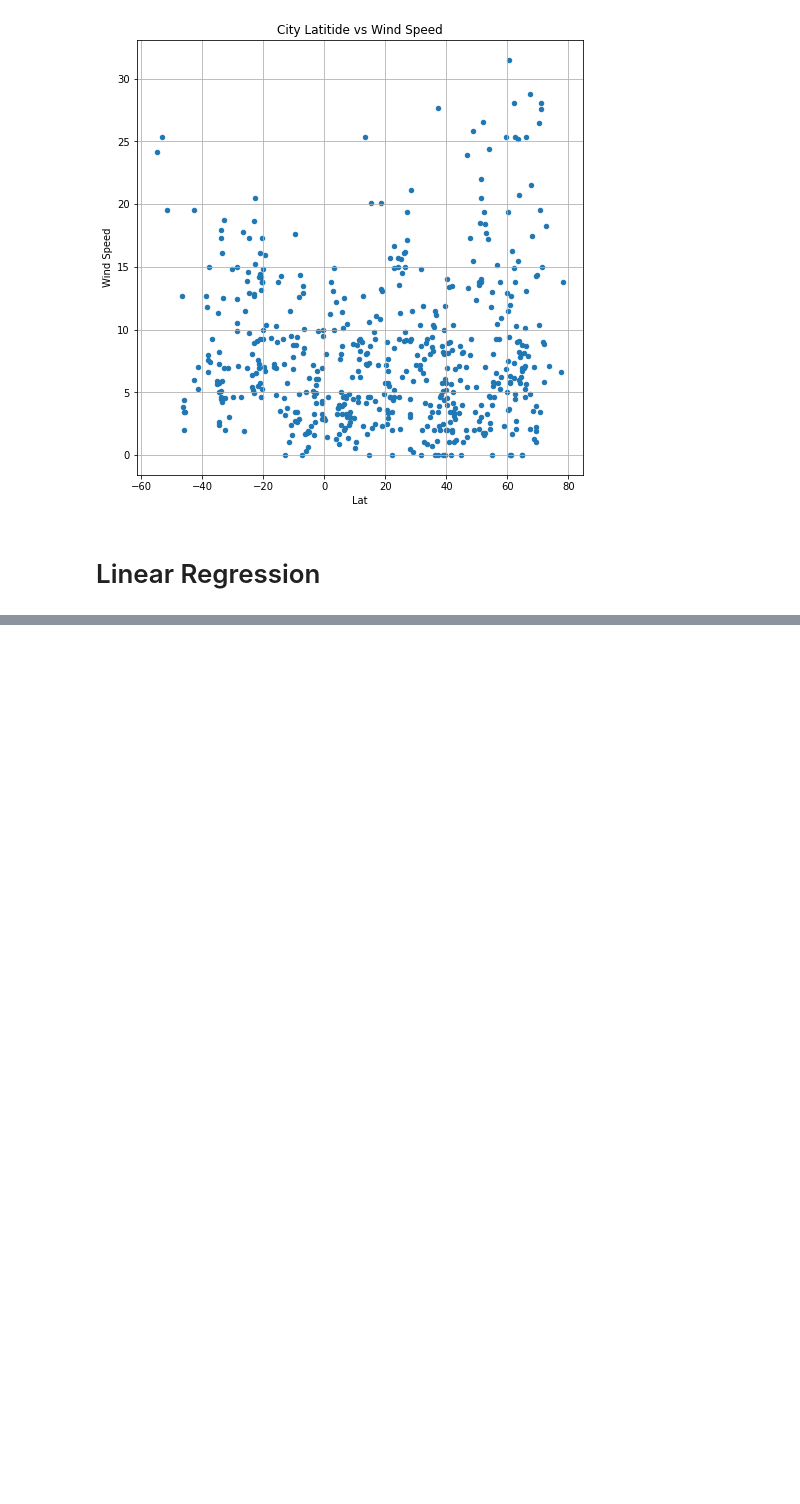
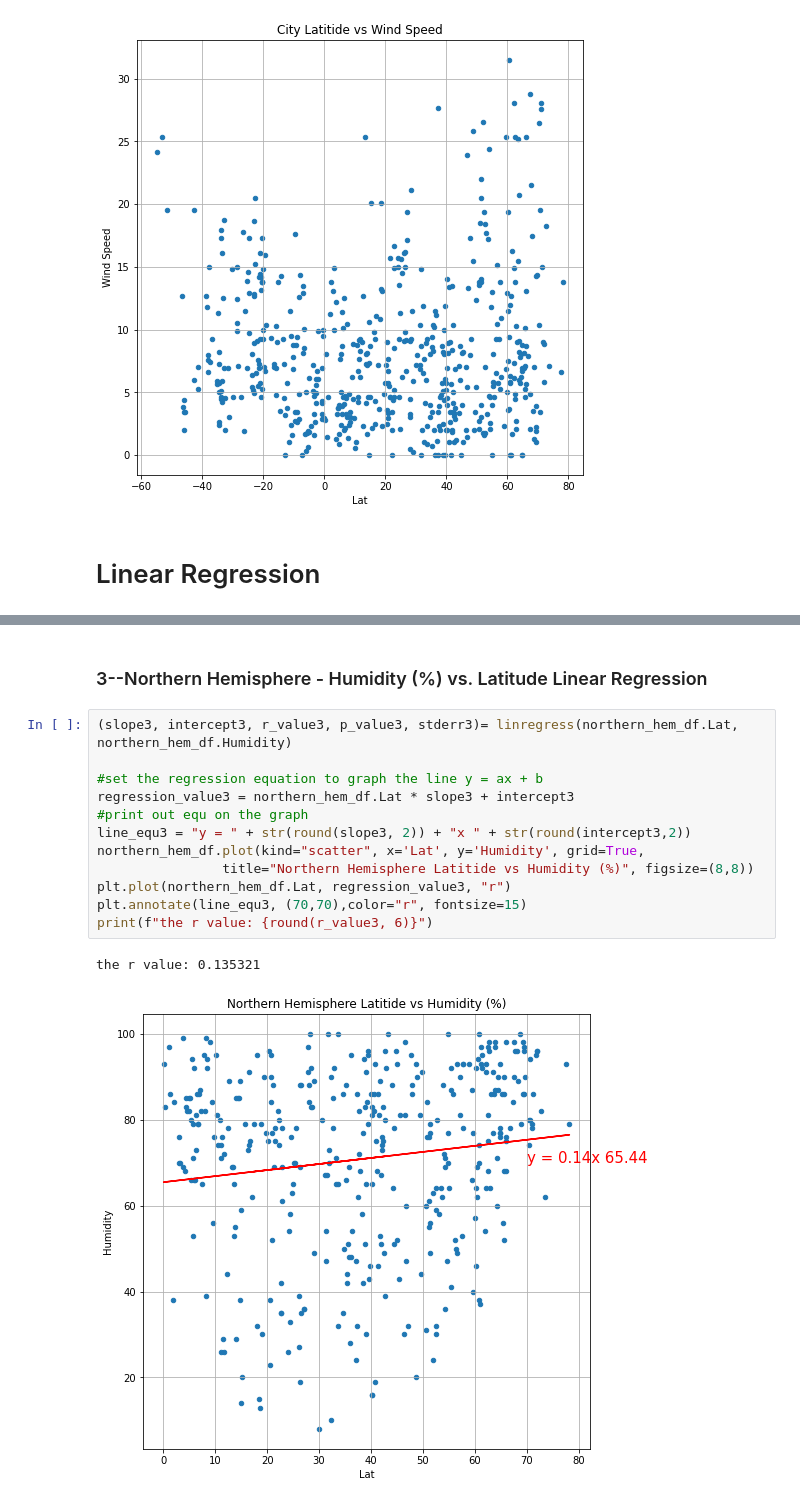
Before and after one commit to haipham0115/python-api-challenge, a Jupyter notebook: WeatherPy.ipynb, the cells around one changed output, grey strips where cells are left out. Cells and saved outputs as stored; diff of their text form; blank space fills up the shorter version.

```diff
--- a/WeatherPy.ipynb
+++ b/WeatherPy.ipynb
@@ -205,0 +253,17 @@ LinregressResult(slope=-0.9416200482428381, intercept=93.88063593097681, rvalue=
+# %% [markdown]
+### 3--Northern Hemisphere - Humidity (%) vs. Latitude Linear Regression
+# %%
+(slope3, intercept3, r_value3, p_value3, stderr3)= linregress(northern_hem_df.Lat, northern_hem_df.Humidity)
+
+#set the regression equation to graph the line y = ax + b
+regression_value3 = northern_hem_df.Lat * slope3 + intercept3
+#print out equ on the graph
+line_equ3 = "y = " + str(round(slope3, 2)) + "x " + str(round(intercept3,2))
+northern_hem_df.plot(kind="scatter", x='Lat', y='Humidity', grid=True,
+                title="Northern Hemisphere Latitide vs Humidity (%)", figsize=(8,8))
+plt.plot(northern_hem_df.Lat, regression_value3, "r")
+plt.annotate(line_equ3, (70,70),color="r", fontsize=15)
+print(f"the r value: {round(r_value3, 6)}")
+# %% [output]
+the r value: 0.135321
+[figure, added]
```
Also changed, not shown: parts of 15 cells of this notebook.
